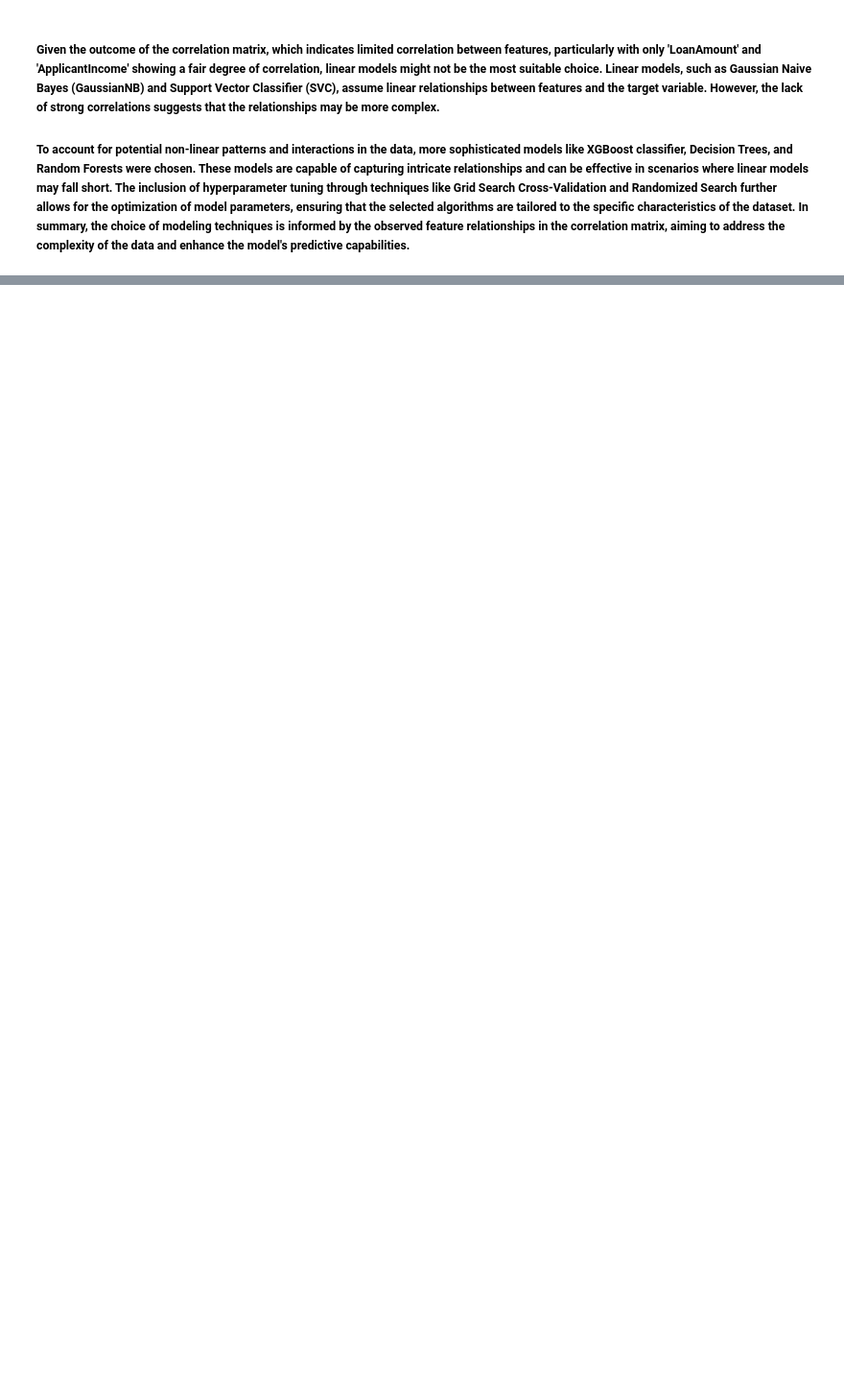
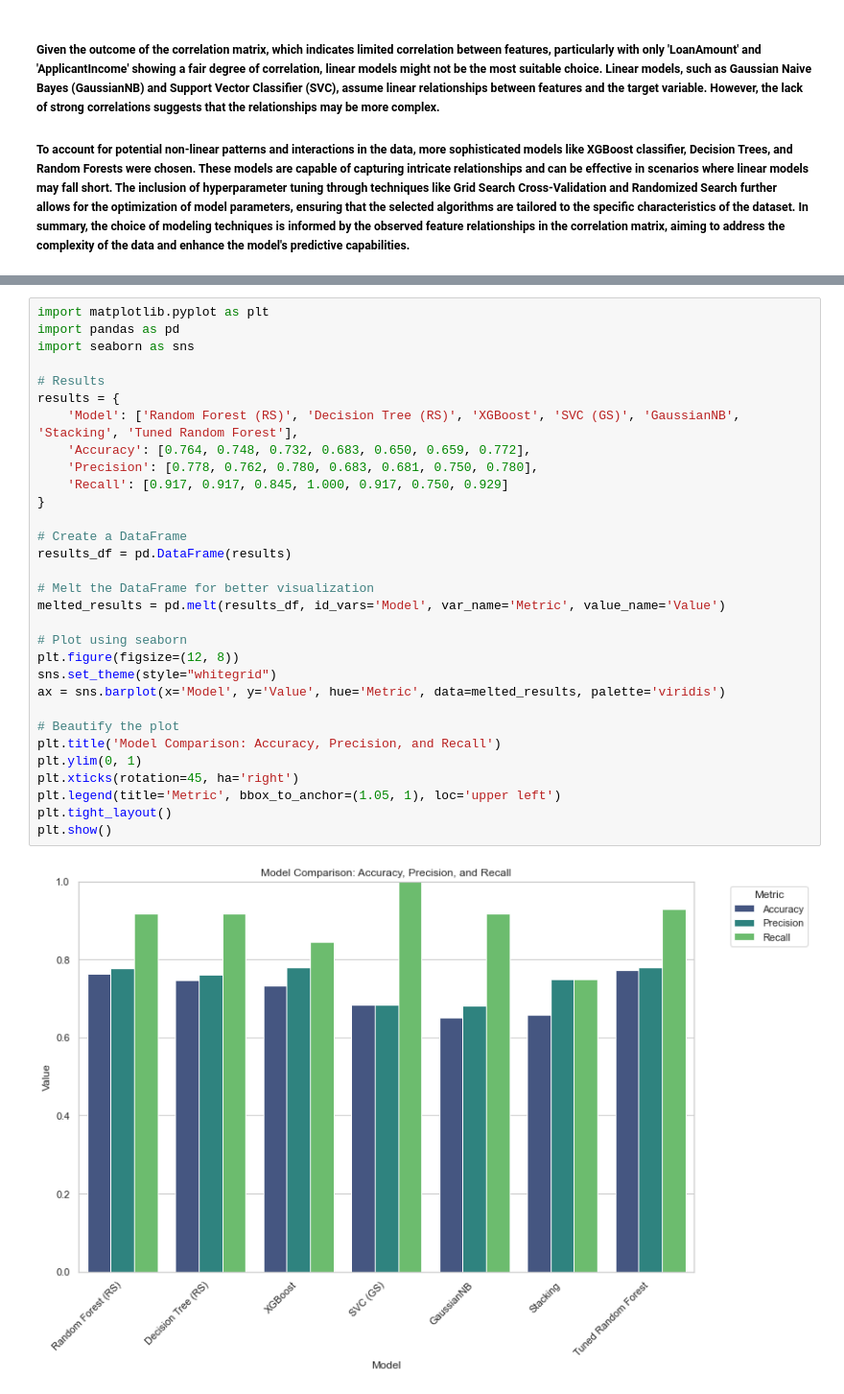
Before and after one commit to Affuya/LHL_CAPSTONE_JASPER, a Jupyter notebook: LHL_CAPSTONE_IPYNB.ipynb, the cells around one changed output, grey strips where cells are left out. Shown at 96% size. Drawn from its saved outputs; the diff is of its cells as text; blank space fills up the shorter version.

```diff
--- a/LHL_CAPSTONE_IPYNB.ipynb
+++ b/LHL_CAPSTONE_IPYNB.ipynb
@@ -434,0 +799,33 @@ print(df.head())
+# %%
+import matplotlib.pyplot as plt
+import pandas as pd
+import seaborn as sns
+
+# Results
+results = {
+    'Model': ['Random Forest (RS)', 'Decision Tree (RS)', 'XGBoost', 'SVC (GS)', 'GaussianNB', 'Stacking', 'Tuned Random Forest'],
+    'Accuracy': [0.764, 0.748, 0.732, 0.683, 0.650, 0.659, 0.772],
+    'Precision': [0.778, 0.762, 0.780, 0.683, 0.681, 0.750, 0.780],
+    'Recall': [0.917, 0.917, 0.845, 1.000, 0.917, 0.750, 0.929]
+}
+
+# Create a DataFrame
+results_df = pd.DataFrame(results)
+
+# Melt the DataFrame for better visualization
+melted_results = pd.melt(results_df, id_vars='Model', var_name='Metric', value_name='Value')
+
+# Plot using seaborn
+plt.figure(figsize=(12, 8))
+sns.set_theme(style="whitegrid")
+ax = sns.barplot(x='Model', y='Value', hue='Metric', data=melted_results, palette='viridis')
+
+# Beautify the plot
+plt.title('Model Comparison: Accuracy, Precision, and Recall')
+plt.ylim(0, 1)
+plt.xticks(rotation=45, ha='right')
+plt.legend(title='Metric', bbox_to_anchor=(1.05, 1), loc='upper left')
+plt.tight_layout()
+plt.show()
+# %% [output]
+[figure, added]
```
Also changed, not shown: parts of 51 cells of this notebook.
